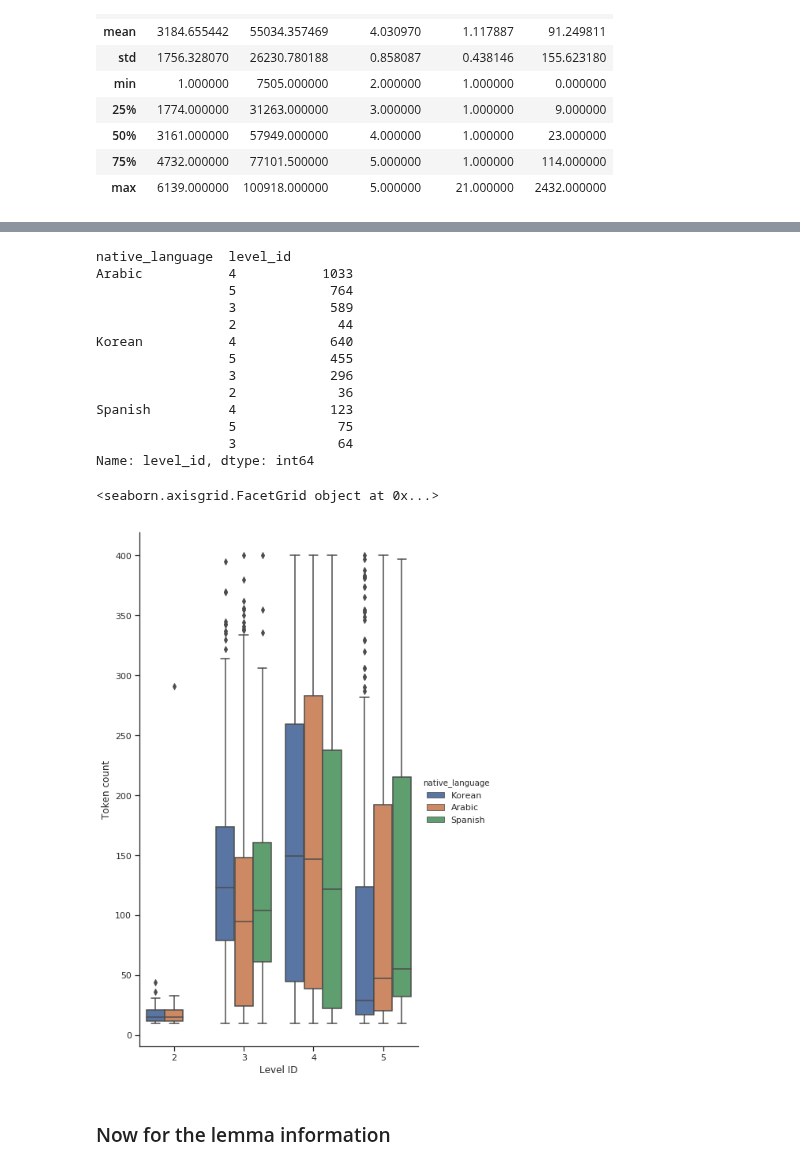
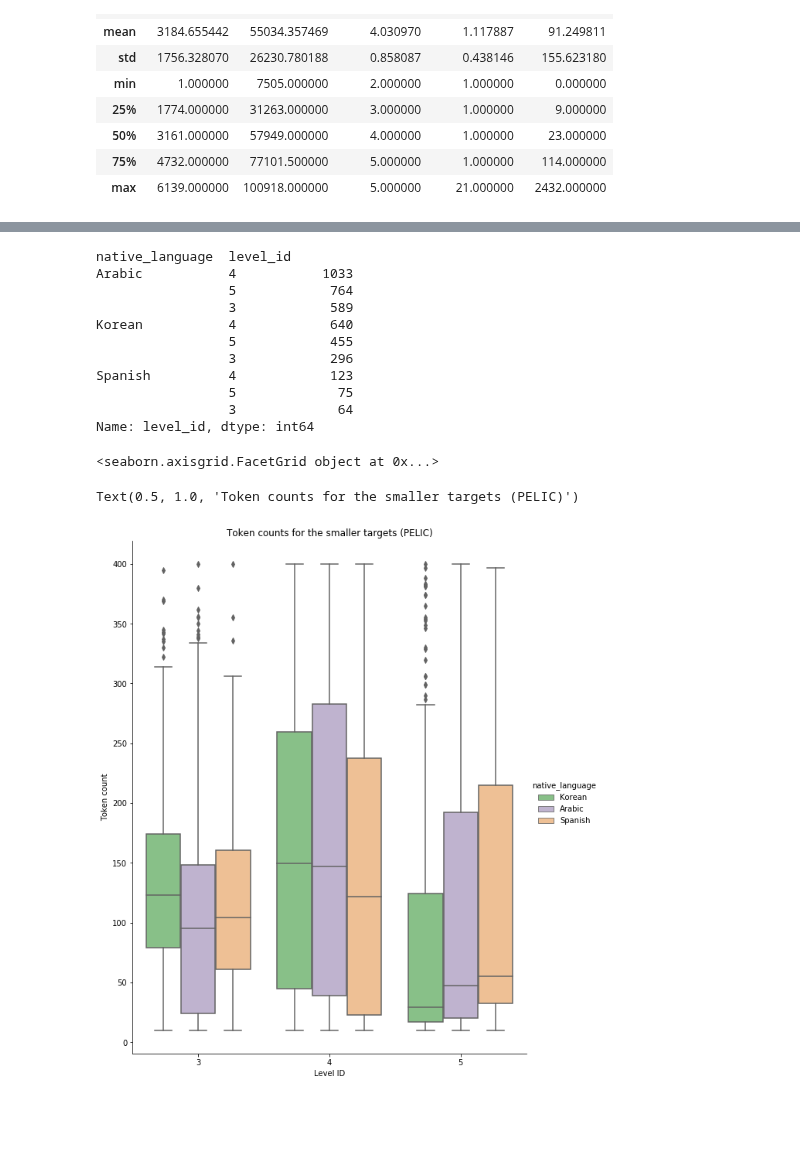
Before and after one commit to Data-Science-for-Linguists-2019/ESL-Article-Acquisition, a Jupyter notebook: exploratory-analysis/PELIC_data.ipynb, the cells around one changed output, grey strips where cells are left out. Cells and saved outputs as stored; diff of their text form; code cells hidden in the pictures; blank space fills up the shorter version.

```diff
--- a/exploratory-analysis/PELIC_data.ipynb
+++ b/exploratory-analysis/PELIC_data.ipynb
@@ -71,3 +96,8 @@ filters = (data.native_language.isin(target_langs)) & \
+# %%
+target_langs = ['Arabic', 'Korean', 'Spanish']
+filters = (data.native_language.isin(target_langs)) & \
+          (data.version == 1) & (data.level_id >= 3) & \
+          (data.toks_re_len >= 10) & (data.class_code == 'w')
 # %%
 # looking at what we have
 data[filters].groupby('native_language')['level_id'].value_counts()
@@ -168,18 +190,16 @@ fig1.set_axis_labels(x_var="Level ID", y_var="Token count")
 # %%
 # Applying length filter to cap out so we have a comparable sample with CEPA essays
 filters2 = (data.toks_re_len <= 400)
-smaller_target = data[filters & filters2]
-smaller_target.groupby('native_language')['level_id'].value_counts()
+compare_target = data[filters & filters2]
+compare_target.groupby('native_language')['level_id'].value_counts()
 # %% [output]
 native_language  level_id
 Arabic           4           1033
                  5            764
                  3            589
-                 2             44
 Korean           4            640
                  5            455
                  3            296
-                 2             36
 Spanish          4            123
                  5             75
                  3             64
@@ -192,9 +207,11 @@ spanish2 = smaller_target[smaller_target.native_language == 'Spanish']
 # %%
 # Target samples, save as png
-fig2 = sns.catplot(x='level_id', y='toks_re_len', kind='box', data=smaller_target, hue='native_language',
-            height=10, aspect=0.6)
+fig2 = sns.catplot(x='level_id', y='toks_re_len', kind='box', data=compare_target, hue='native_language',
+            height=10, aspect=0.8, palette='Accent')
 fig2.set_axis_labels(x_var="Level ID", y_var="Token count")
-fig2.savefig('PELIC_writing_tokcounts.png')
+plt.title('Token counts for the smaller targets (PELIC)')
+fig2.savefig('../images/pelic_comparetargs_tokcts.png', bbox_inches='tight')
 # %% [output]
 <seaborn.axisgrid.FacetGrid object at 0x...>
+Text(0.5, 1.0, 'Token counts for the smaller targets (PELIC)')
-[figure, old version]
+[figure, new version]
@@ -204,2 +217,0 @@ smaller_target.to_csv("../private/pelic_targets.csv")
-# %% [markdown]
-### Now for the lemma information
```
Also changed, not shown: parts of 34 cells of this notebook.
